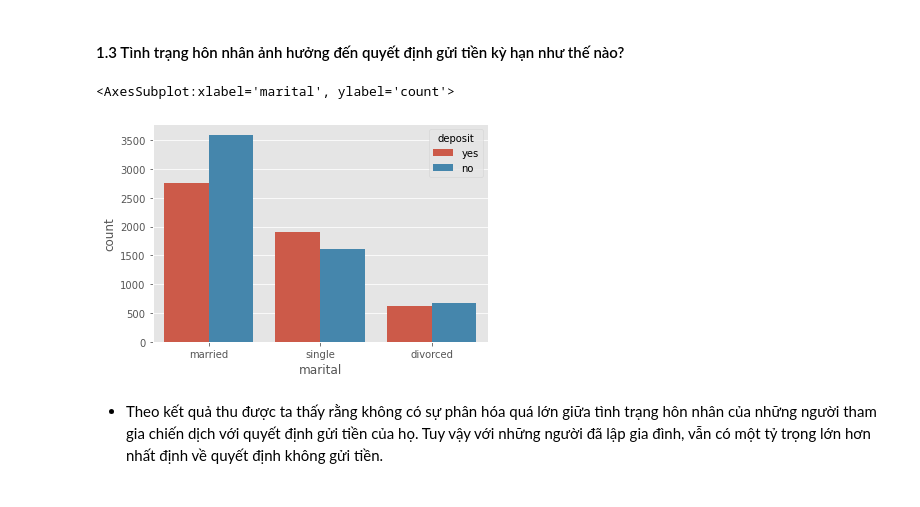
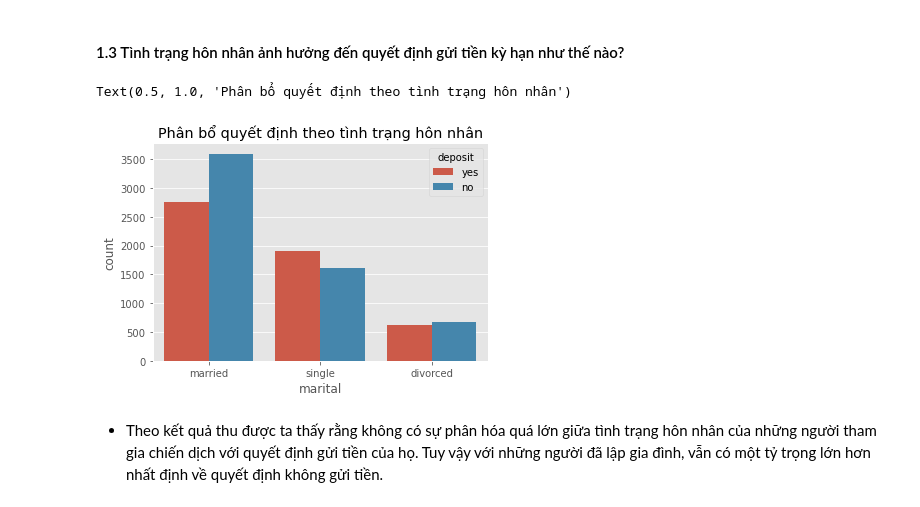
Before and after one commit to gotoSleepzzz/P4DS_final_project, a Jupyter notebook: beta_version.ipynb, the cells around one changed output. Cells and saved outputs as stored; diff of their text form; code cells hidden in the pictures.

```diff
--- a/beta_version.ipynb
+++ b/beta_version.ipynb
@@ -341,10 +345,11 @@ sns.barplot(x='Percent',y='Job',data=job_percent_yes)
 # %%
 marital_df = bank_df[['marital','deposit']].copy()
 marital_df.count()
 sns.countplot(x='marital',hue='deposit',data=marital_df)
+plt.title("Phân bổ quyết định theo tình trạng hôn nhân")
 # %% [output]
-<AxesSubplot:xlabel='marital', ylabel='count'>
+Text(0.5, 1.0, 'Phân bổ quyết định theo tình trạng hôn nhân')
-[figure, old version]
+[figure, new version]
 # %% [markdown]
 - Theo kết quả thu được ta thấy rằng không có sự phân hóa quá lớn giữa tình trạng hôn nhân của những người tham gia chiến dịch với quyết định gửi tiền của họ. Tuy vậy với những người đã lập gia đình, vẫn có một tỷ trọng lớn hơn nhất định về quyết định không gửi tiền.
 # %% [markdown]
```
Also changed, not shown: parts of 7 cells of this notebook.
